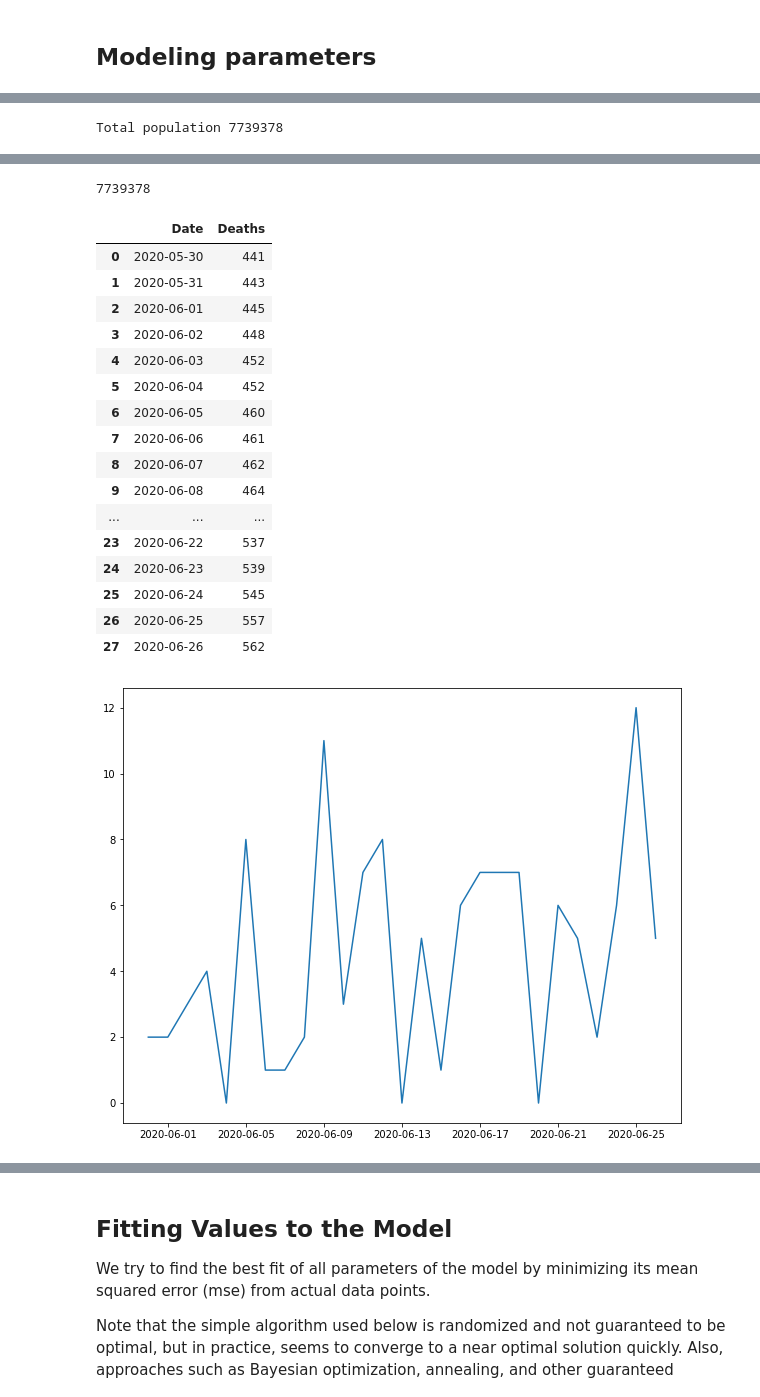
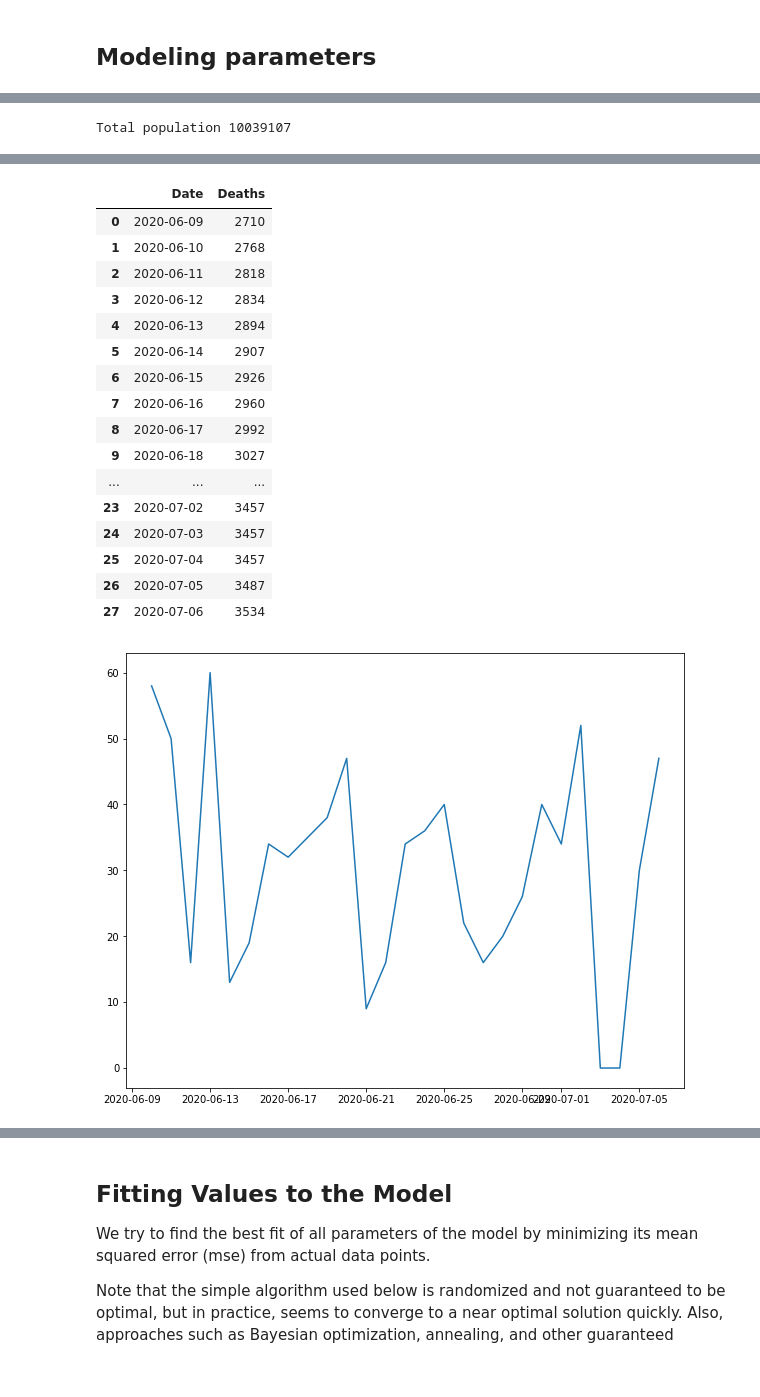
Before and after one commit to bkungfoo/covid19_models, a Jupyter notebook: sir_modeling.ipynb, the cells around one changed output, grey strips where cells are left out. Cells and saved outputs as stored; diff of their text form; code cells hidden in the pictures.

```diff
--- a/sir_modeling.ipynb
+++ b/sir_modeling.ipynb
@@ -181,9 +177,9 @@ county fips [0, 1, 3, 5, 7, 9, 11, 13, 15]
 # %%
-AREA_OF_INTEREST = ('US', 'Bay Area, CA', 6, [1, 13, 41, 55, 75, 81, 85, 95, 97])
-MODEL_FIT_LAST_DATE = datetime(2020, 6, 26)  # Fit model to data before this date, reserving later dates as holdout.
+AREA_OF_INTEREST = ('US', 'LA', [(6, [37])])
+MODEL_FIT_LAST_DATE = datetime(2020, 7, 6)  # Fit model to data before this date, reserving later dates as holdout.
 MODEL_FIT_FIRST_DATE = MODEL_FIT_LAST_DATE - timedelta(27)#'2020-04-25'
 METRIC = 'Deaths'
-pop_frac = 0.01
+pop_frac = 0.006
 # METRIC = 'Cases'
 # pop_frac = 0.25
 # %%
@@ -191,8 +187,9 @@ if len(AREA_OF_INTEREST) <= 2:
     area_df, population = datastore.get_time_series_for_area(AREA_OF_INTEREST[0])
 else:
     area_df, population = datastore.get_time_series_for_area(
-        AREA_OF_INTEREST[0], AREA_OF_INTEREST[2], AREA_OF_INTEREST[3])
+        AREA_OF_INTEREST[0], AREA_OF_INTEREST[2])
 
+print('Total population', population)
 area_df = area_df[['Date', METRIC]]
 train_area_df = area_df[
     (area_df.Date >= MODEL_FIT_FIRST_DATE) &
@@ -205,7 +202,6 @@ plt.plot(train_area_df['Date'], train_area_df[METRIC])
 plt.show()
 plt.figure(figsize=(10, 8))
 plt.plot(train_area_df['Date'], (train_area_df[['Date', METRIC]]-train_area_df[['Date', METRIC]].shift(1))[METRIC])
-print(population)
 train_area_df
 # %% [output]
-Total population 7739378
+Total population 10039107
@@ -213,22 +209,21 @@ Total population 7739378
-7739378
 |  | Date | Deaths |
-| 0 | 2020-05-30 | 441 |
-| 1 | 2020-05-31 | 443 |
-| 2 | 2020-06-01 | 445 |
-| 3 | 2020-06-02 | 448 |
-| 4 | 2020-06-03 | 452 |
-| 5 | 2020-06-04 | 452 |
-| 6 | 2020-06-05 | 460 |
-| 7 | 2020-06-06 | 461 |
-| 8 | 2020-06-07 | 462 |
-| 9 | 2020-06-08 | 464 |
+| 0 | 2020-06-09 | 2710 |
+| 1 | 2020-06-10 | 2768 |
+| 2 | 2020-06-11 | 2818 |
+| 3 | 2020-06-12 | 2834 |
+| 4 | 2020-06-13 | 2894 |
+| 5 | 2020-06-14 | 2907 |
+| 6 | 2020-06-15 | 2926 |
+| 7 | 2020-06-16 | 2960 |
+| 8 | 2020-06-17 | 2992 |
+| 9 | 2020-06-18 | 3027 |
 | ... | ... | ... |
-| 23 | 2020-06-22 | 537 |
-| 24 | 2020-06-23 | 539 |
-| 25 | 2020-06-24 | 545 |
-| 26 | 2020-06-25 | 557 |
-| 27 | 2020-06-26 | 562 |
+| 23 | 2020-07-02 | 3457 |
+| 24 | 2020-07-03 | 3457 |
+| 25 | 2020-07-04 | 3457 |
+| 26 | 2020-07-05 | 3487 |
+| 27 | 2020-07-06 | 3534 |
-[figure, old version]
+[figure, new version]
 # %%
 # Detrend by day of week
 DAYS_OF_THE_WEEK = ['Mon', 'Tues', 'Wed', 'Thurs', 'Fri', 'Sat', 'Sun']
```
Also changed, not shown: parts of 9 cells of this notebook, 5 other files.
